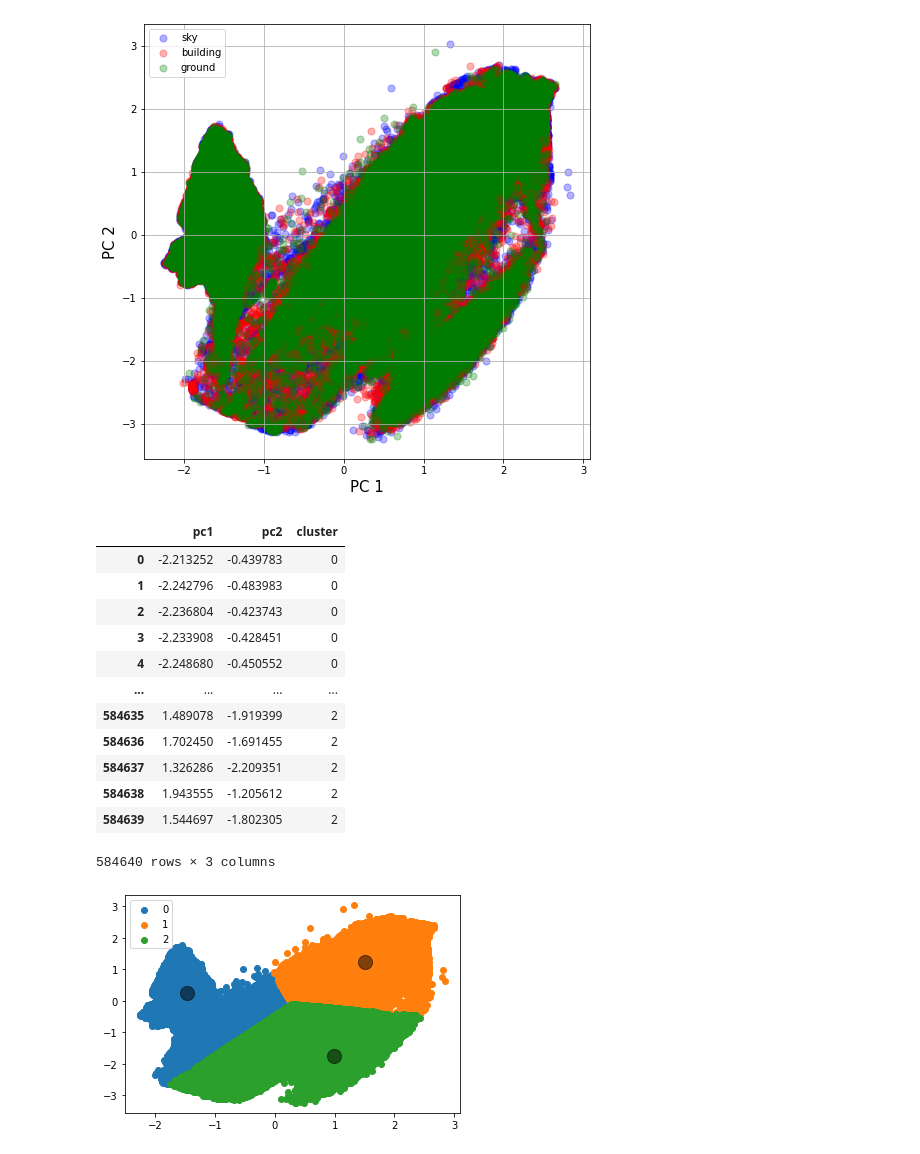
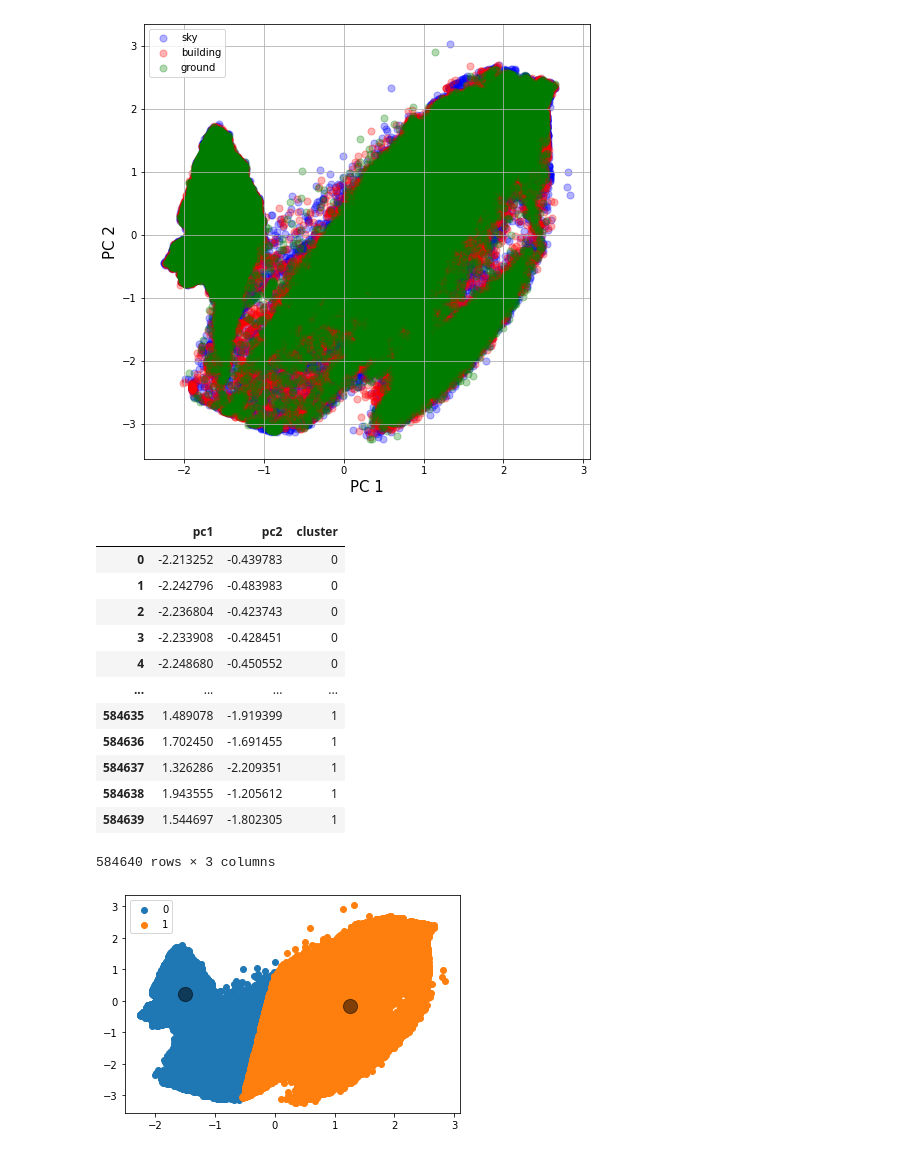
Before and after one commit to outspark/you_work_from_home, a Jupyter notebook: hw02/RGBimage_PCA_KMeans.ipynb, the cells around one changed output. Cells and saved outputs as stored; diff of their text form; code cells hidden in the pictures.

```diff
--- a/hw02/RGBimage_PCA_KMeans.ipynb
+++ b/hw02/RGBimage_PCA_KMeans.ipynb
@@ -177,7 +236,8 @@ ax.grid()
 [figure]
 # %%
 #kmeans clustering
-kmeans = KMeans(n_clusters=3, random_state=0)
+k = 2
+kmeans = KMeans(n_clusters=k, random_state=0)
 kmeans.fit(pj)
 cluster_idx = kmeans.predict(pj)
 cluster_centers = kmeans.cluster_centers_
@@ -192,20 +252,20 @@ kmeans_df
 | 3 | -2.233908 | -0.428451 | 0 |
 | 4 | -2.248680 | -0.450552 | 0 |
 | ... | ... | ... | ... |
-| 584635 | 1.489078 | -1.919399 | 2 |
-| 584636 | 1.702450 | -1.691455 | 2 |
-| 584637 | 1.326286 | -2.209351 | 2 |
-| 584638 | 1.943555 | -1.205612 | 2 |
-| 584639 | 1.544697 | -1.802305 | 2 |
+| 584635 | 1.489078 | -1.919399 | 1 |
+| 584636 | 1.702450 | -1.691455 | 1 |
+| 584637 | 1.326286 | -2.209351 | 1 |
+| 584638 | 1.943555 | -1.205612 | 1 |
+| 584639 | 1.544697 | -1.802305 | 1 |
 584640 rows × 3 columns
 # %%
-for i in range(3):
+for i in range(k):
     plt.scatter(kmeans_df[kmeans_df['cluster']==i]['pc1'], kmeans_df[kmeans_df['cluster']==i]['pc2'] , label = i)
 plt.scatter(cluster_centers[:, 0], cluster_centers[:, 1], c='black', s=200, alpha=0.5)
 plt.legend()
 plt.show()
 # %% [output]
-[figure, old version]
+[figure, new version]
 # %%
 centers = np.uint8(cluster_centers)
 segment = centers[cluster_labels] #converts each label array item to cluster_center value (idx)
```
Also changed, not shown: parts of 7 cells of this notebook.
